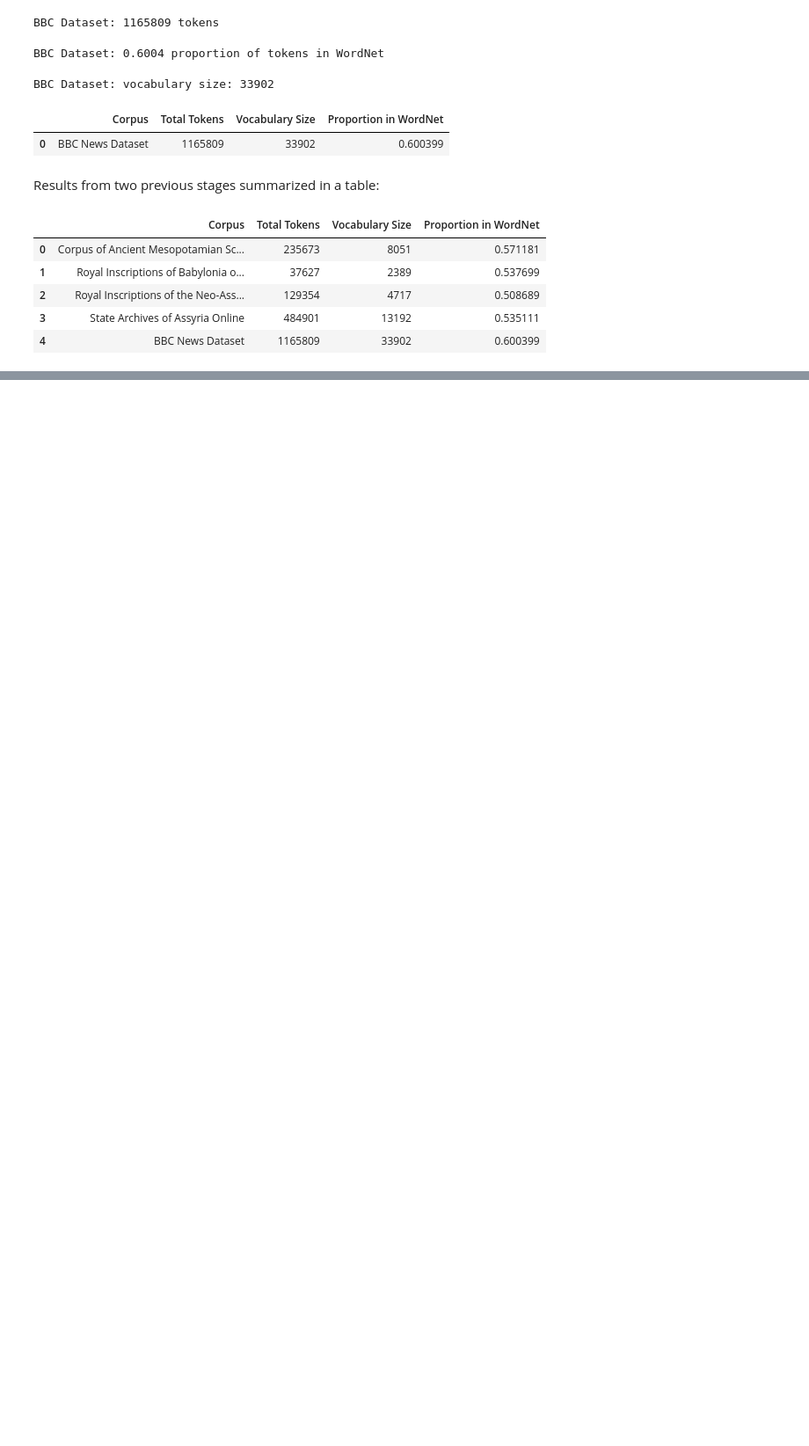
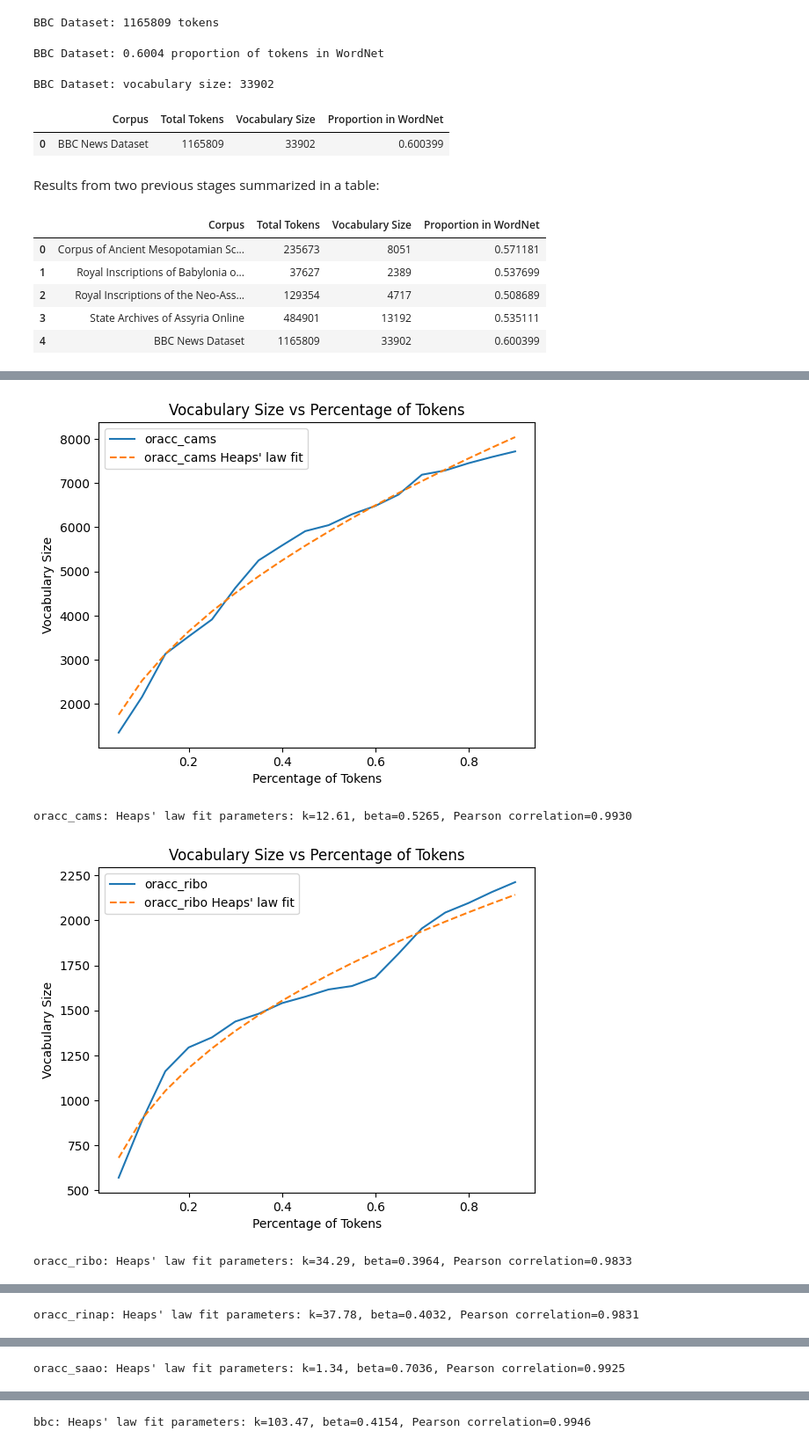
Before and after one commit to Sahe00/NLPTM_finalproject, a Jupyter notebook: project.ipynb, the cells around one changed output, grey strips where cells are left out. Shown at 88% size. Drawn from its saved outputs; the diff is of its cells as text; code cells hidden in the pictures; blank space fills up the shorter version.

Commit message:
Complete stage 4 with Heaps' law analysis

```diff
--- a/project.ipynb
+++ b/project.ipynb
@@ -261,0 +272,16 @@ overall_df
+# %%
+# evaluate the vocabulcary size when only a certain percentage of the tokens are considered
+def evaluate_vocabulary_size(corpus, percentage):
+    num_tokens_to_consider = int(len(corpus) * percentage)
+    tokens_to_consider = corpus[:num_tokens_to_consider]
+    unique_tokens = set(tokens_to_consider)
+    return len(unique_tokens)
+# %%
+vocabulary_sizes_results = {}
+for corpus_name, corpus in corpora.items():
+    vocab_sizes = []
+    for percentage in percentages:
+        vocab_size = evaluate_vocabulary_size(corpus, percentage)
+        vocab_sizes.append(vocab_size)
+    vocabulary_sizes_results[corpus_name] = vocab_sizes
+    print(f"Vocabulary sizes for {corpus_name}: {vocab_sizes}")
@@ -261,0 +294,36 @@ overall_df
+# %%
+def heaps_law(n, k=100, beta=0.3):
+    return k * (n ** beta)
+# %%
+# graphing the vocabulary sizes against percentages
+# also plot Heaps' law curve for comparison
+import matplotlib.pyplot as plt
+from scipy.optimize import curve_fit
+from scipy.stats import pearsonr
+
+k = 100
+beta = 0.3
+
+for corpus_name, vocab_sizes in vocabulary_sizes_results.items():
+    # fit Heaps' law curve
+    heaps_law_fit = curve_fit(heaps_law, [p * len(corpora[corpus_name]) for p in percentages], vocab_sizes, p0=[k, beta])
+    fitted_k, fitted_beta = heaps_law_fit[0]
+    fitted_vocab_sizes = [heaps_law(p * len(corpora[corpus_name]), fitted_k, fitted_beta) for p in percentages]
+
+    # calculate Pearson correlation coefficient
+    correlation, _ = pearsonr(vocab_sizes, fitted_vocab_sizes)
+
+    plt.plot(percentages, vocab_sizes, label=corpus_name)
+    plt.plot(percentages, fitted_vocab_sizes, linestyle='--', label=f"{corpus_name} Heaps' law fit")
+
+    plt.xlabel("Percentage of Tokens")
+    plt.ylabel("Vocabulary Size")
+    plt.title("Vocabulary Size vs Percentage of Tokens")
+    plt.legend()
+    plt.show()
+    print(f"{corpus_name}: Heaps' law fit parameters: k={fitted_k:.2f}, beta={fitted_beta:.4f}, Pearson correlation={correlation:.4f}")
+# %% [output]
+[figure, added]
+oracc_cams: Heaps' law fit parameters: k=12.61, beta=0.5265, Pearson correlation=0.9930
+[figure, added]
+oracc_ribo: Heaps' law fit parameters: k=34.29, beta=0.3964, Pearson correlation=0.9833
@@ -261,0 +331 @@ overall_df
+oracc_rinap: Heaps' law fit parameters: k=37.78, beta=0.4032, Pearson correlation=0.9831
@@ -261,0 +333 @@ overall_df
+oracc_saao: Heaps' law fit parameters: k=1.34, beta=0.7036, Pearson correlation=0.9925
@@ -261,0 +335 @@ overall_df
+bbc: Heaps' law fit parameters: k=103.47, beta=0.4154, Pearson correlation=0.9946
```
Also changed, not shown: parts of 7 cells of this notebook.
